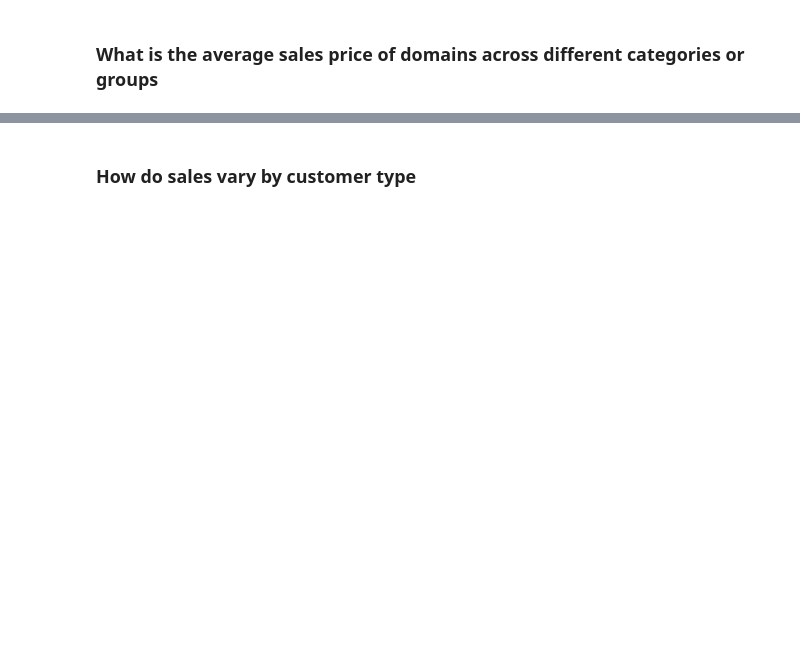
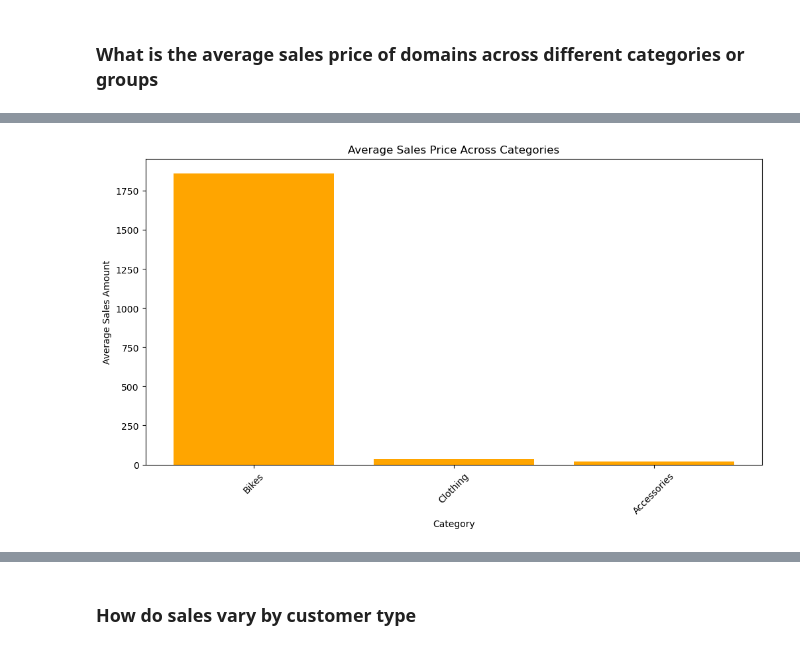
Before and after one commit to UsmanAhamed12/Data-Analyst-Intern-Project, a Jupyter notebook: BUDGET SALES ANALYSIS/NoteBooks/EDA.ipynb, the cells around one changed output, grey strips where cells are left out. Cells and saved outputs as stored; diff of their text form; code cells hidden in the pictures; blank space fills up the shorter version.

```diff
--- a/BUDGET SALES ANALYSIS/NoteBooks/EDA.ipynb
+++ b/BUDGET SALES ANALYSIS/NoteBooks/EDA.ipynb
@@ -144,0 +168,10 @@ average_sales_df
+# %%
+plt.figure(figsize=(12, 6))
+plt.bar(category_avg_sales_sorted['Category'], category_avg_sales_sorted['SalesAmount'], color='orange')
+plt.title('Average Sales Price Across Categories')
+plt.xlabel('Category')
+plt.ylabel('Average Sales Amount')
+plt.xticks(rotation=45)
+plt.show()
+# %% [output]
+[figure, added]
```
Also changed, not shown: parts of 7 cells of this notebook, 1 other file.
